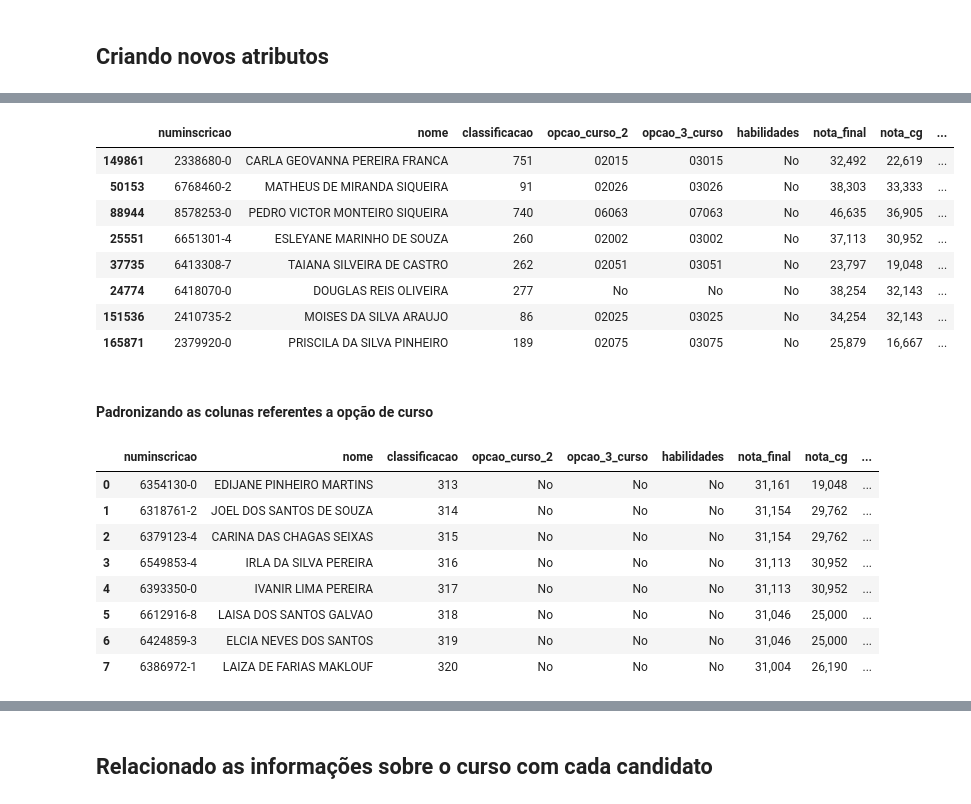
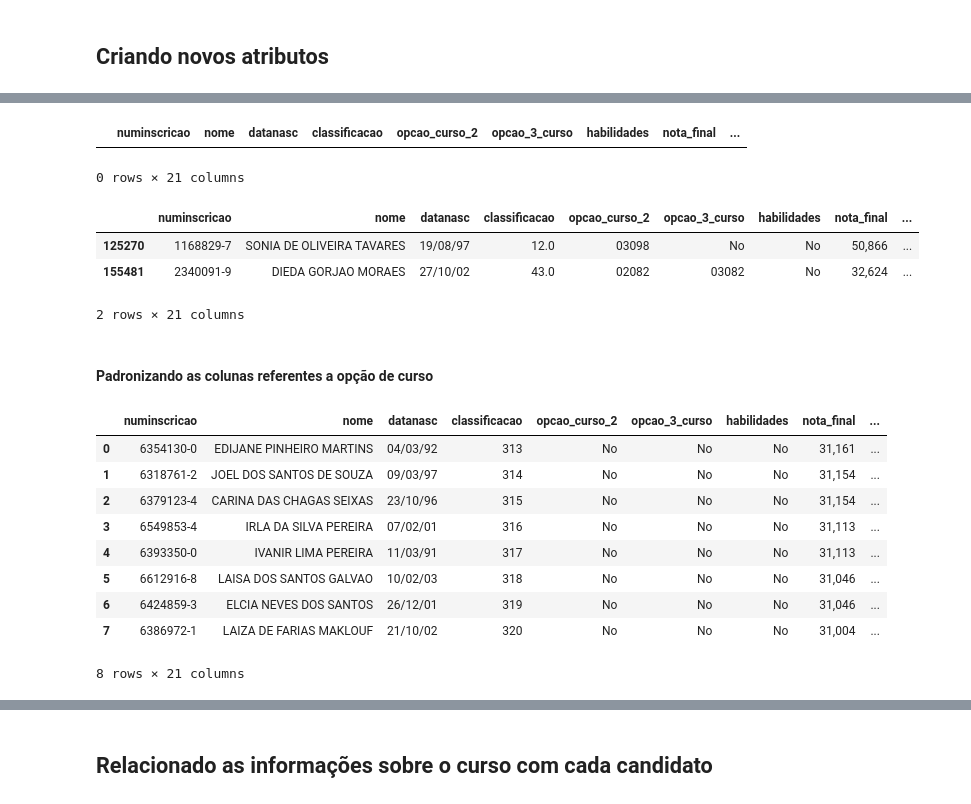
Before and after one commit to gabrielSantosLima/data-mining-macro-uea, a Jupyter notebook: notebooks/1 - Pre-processamento dos dados.ipynb, the cells around one changed output, grey strips where cells are left out. Cells and saved outputs as stored; diff of their text form; code cells hidden in the pictures.

Commit message:
fixing 'idade' column

```diff
--- a/notebooks/1 - Pre-processamento dos dados.ipynb
+++ b/notebooks/1 - Pre-processamento dos dados.ipynb
@@ -90,6 +91,3 @@ ano                      0
 dtype: int64
 # %% [markdown]
 #### Formatando coluna 'datanasc' para o formato date
-# %%
-data['datanasc'] = pd.to_datetime(data['datanasc'], format='%d/%m/%y')
-data.head(4)
@@ -110,12 +102,2 @@ data.sample(2)
 # %% [markdown]
 ## Criando novos atributos
-# %%
-def calculate_age(row) -> int:
-    born = row['datanasc']
-    year = row['ano']
-    age = year - born.year
-    return age
-# %%
-data['idade'] = data.apply(calculate_age, axis=1)
-data.drop(columns=['datanasc'], axis=1, inplace=True)
-data.head(5)
@@ -129,15 +104,33 @@ data.head(5)
+# %%
+def adjuste_year(year):
+    if year <= 24:
+        return 2000 + year
+    else:
+        return 1900 + year
+
+def calculate_age(row):
+    data_str = row['datanasc']
+    current_year = row['ano']
+
+    data = datetime.strptime(data_str, '%d/%m/%y')
+    born_year = adjuste_year(data.year % 100)
+    idade = current_year - born_year
+
+    return idade
+
+data['idade'] = data.apply(calculate_age, axis=1)
+# %%
+data[data['idade'] < 0]
+# %% [output]
+|  | numinscricao | nome | datanasc | classificacao | opcao_curso_2 | opcao_3_curso | habilidades | nota_final | ... |
+0 rows × 21 columns
 # %%
-data.sample(8)
+data.sample(2)
 # %% [output]
-|  | numinscricao | nome | classificacao | opcao_curso_2 | opcao_3_curso | habilidades | nota_final | nota_cg | ... |
-| 149861 | 2338680-0 | CARLA GEOVANNA PEREIRA FRANCA | 751 | 02015 | 03015 | No | 32,492 | 22,619 | ... |
-| 50153 | 6768460-2 | MATHEUS DE MIRANDA SIQUEIRA | 91 | 02026 | 03026 | No | 38,303 | 33,333 | ... |
-| 88944 | 8578253-0 | PEDRO VICTOR MONTEIRO SIQUEIRA | 740 | 06063 | 07063 | No | 46,635 | 36,905 | ... |
-| 25551 | 6651301-4 | ESLEYANE MARINHO DE SOUZA | 260 | 02002 | 03002 | No | 37,113 | 30,952 | ... |
-| 37735 | 6413308-7 | TAIANA SILVEIRA DE CASTRO | 262 | 02051 | 03051 | No | 23,797 | 19,048 | ... |
-| 24774 | 6418070-0 | DOUGLAS REIS OLIVEIRA | 277 | No | No | No | 38,254 | 32,143 | ... |
-| 151536 | 2410735-2 | MOISES DA SILVA ARAUJO | 86 | 02025 | 03025 | No | 34,254 | 32,143 | ... |
-| 165871 | 2379920-0 | PRISCILA DA SILVA PINHEIRO | 189 | 02075 | 03075 | No | 25,879 | 16,667 | ... |
+|  | numinscricao | nome | datanasc | classificacao | opcao_curso_2 | opcao_3_curso | habilidades | nota_final | ... |
+| 125270 | 1168829-7 | SONIA DE OLIVEIRA TAVARES | 19/08/97 | 12.0 | 03098 | No | No | 50,866 | ... |
+| 155481 | 2340091-9 | DIEDA GORJAO MORAES | 27/10/02 | 43.0 | 02082 | 03082 | No | 32,624 | ... |
+2 rows × 21 columns
 # %% [markdown]
 #### Padronizando as colunas referentes a opção de curso
 # %%
@@ -149,15 +142,16 @@ data['opcao_curso_2'] = data['opcao_curso_2'].apply(lambda x: x[1:] if str(x).st
 # %%
 data.head(8)
 # %% [output]
-|  | numinscricao | nome | classificacao | opcao_curso_2 | opcao_3_curso | habilidades | nota_final | nota_cg | ... |
-| 0 | 6354130-0 | EDIJANE PINHEIRO MARTINS | 313 | No | No | No | 31,161 | 19,048 | ... |
-| 1 | 6318761-2 | JOEL DOS SANTOS DE SOUZA | 314 | No | No | No | 31,154 | 29,762 | ... |
-| 2 | 6379123-4 | CARINA DAS CHAGAS SEIXAS | 315 | No | No | No | 31,154 | 29,762 | ... |
-| 3 | 6549853-4 | IRLA DA SILVA PEREIRA | 316 | No | No | No | 31,113 | 30,952 | ... |
-| 4 | 6393350-0 | IVANIR LIMA PEREIRA | 317 | No | No | No | 31,113 | 30,952 | ... |
-| 5 | 6612916-8 | LAISA DOS SANTOS GALVAO | 318 | No | No | No | 31,046 | 25,000 | ... |
-| 6 | 6424859-3 | ELCIA NEVES DOS SANTOS | 319 | No | No | No | 31,046 | 25,000 | ... |
-| 7 | 6386972-1 | LAIZA DE FARIAS MAKLOUF | 320 | No | No | No | 31,004 | 26,190 | ... |
+|  | numinscricao | nome | datanasc | classificacao | opcao_curso_2 | opcao_3_curso | habilidades | nota_final | ... |
+| 0 | 6354130-0 | EDIJANE PINHEIRO MARTINS | 04/03/92 | 313 | No | No | No | 31,161 | ... |
+| 1 | 6318761-2 | JOEL DOS SANTOS DE SOUZA | 09/03/97 | 314 | No | No | No | 31,154 | ... |
+| 2 | 6379123-4 | CARINA DAS CHAGAS SEIXAS | 23/10/96 | 315 | No | No | No | 31,154 | ... |
+| 3 | 6549853-4 | IRLA DA SILVA PEREIRA | 07/02/01 | 316 | No | No | No | 31,113 | ... |
+| 4 | 6393350-0 | IVANIR LIMA PEREIRA | 11/03/91 | 317 | No | No | No | 31,113 | ... |
+| 5 | 6612916-8 | LAISA DOS SANTOS GALVAO | 10/02/03 | 318 | No | No | No | 31,046 | ... |
+| 6 | 6424859-3 | ELCIA NEVES DOS SANTOS | 26/12/01 | 319 | No | No | No | 31,046 | ... |
+| 7 | 6386972-1 | LAIZA DE FARIAS MAKLOUF | 21/10/02 | 320 | No | No | No | 31,004 | ... |
+8 rows × 21 columns
 # %%
 data.dtypes
 # %% [output]
```
Also changed, not shown: parts of 16 cells of this notebook, 3 other files.
